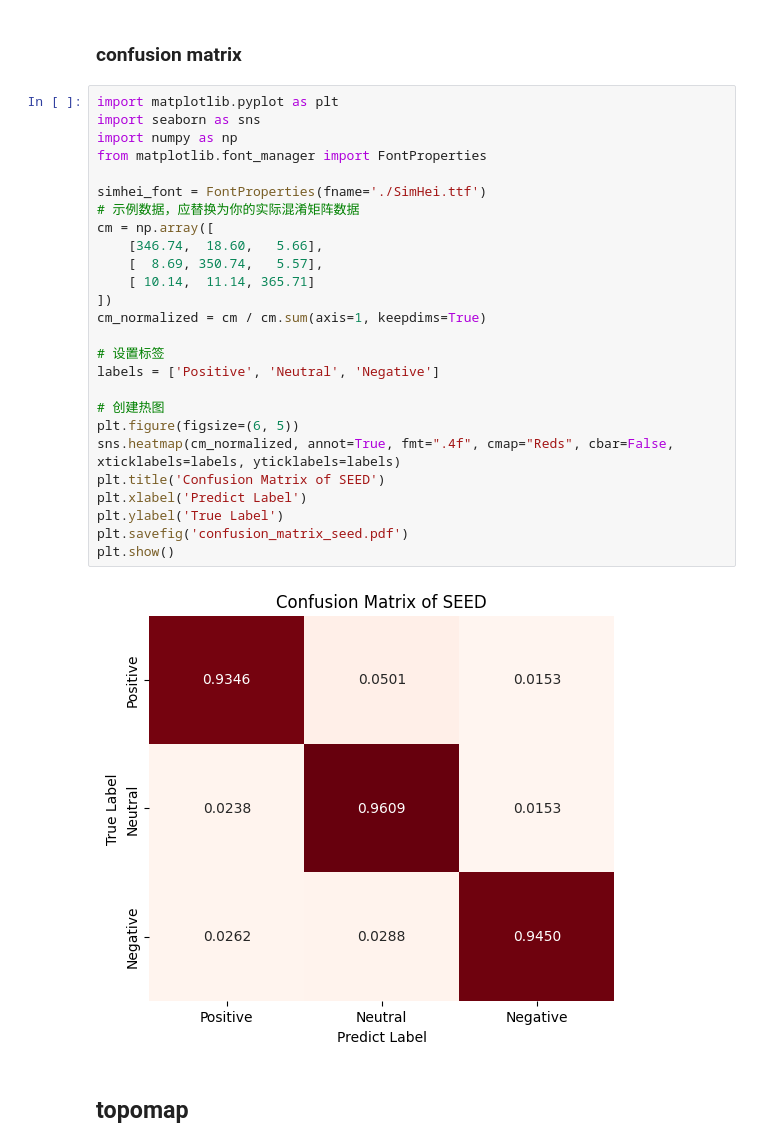
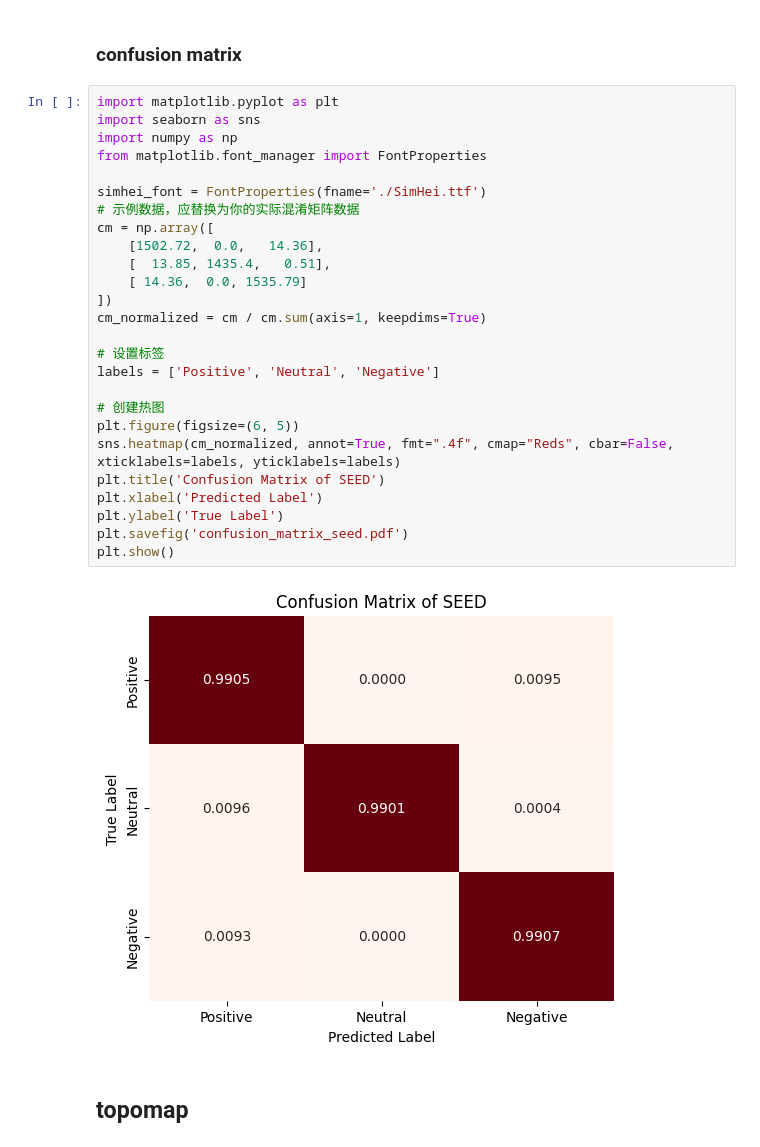
Before and after one commit to Anais-Y/restart, a Jupyter notebook: visualisation/figures.ipynb, the cells around one changed output. Saved outputs shown, nothing was run; the diff lists cells and outputs as text.

```diff
--- a/visualisation/figures.ipynb
+++ b/visualisation/figures.ipynb
@@ -755,31 +757,31 @@ NameError: name 'channel_name_list' is not defined
 # %%
 import matplotlib.pyplot as plt
 import seaborn as sns
 import numpy as np
 from matplotlib.font_manager import FontProperties
 
 simhei_font = FontProperties(fname='./SimHei.ttf')
 # 示例数据，应替换为你的实际混淆矩阵数据
 cm = np.array([
-    [346.74,  18.60,   5.66],
-    [  8.69, 350.74,   5.57],
-    [ 10.14,  11.14, 365.71]
+    [1502.72,  0.0,   14.36],
+    [  13.85, 1435.4,   0.51],
+    [ 14.36,  0.0, 1535.79]
 ])
 cm_normalized = cm / cm.sum(axis=1, keepdims=True)
 
 # 设置标签
 labels = ['Positive', 'Neutral', 'Negative']
 
 # 创建热图
 plt.figure(figsize=(6, 5))
 sns.heatmap(cm_normalized, annot=True, fmt=".4f", cmap="Reds", cbar=False, xticklabels=labels, yticklabels=labels)
 plt.title('Confusion Matrix of SEED')
-plt.xlabel('Predict Label')
+plt.xlabel('Predicted Label')
 plt.ylabel('True Label')
 plt.savefig('confusion_matrix_seed.pdf')
 plt.show()
 # %% [output]
-[figure, old version]
+[figure, new version]
 # %% [markdown]
 ## topomap
 # %%
```
Also changed, not shown: parts of 1 cell of this notebook, 26 other files.
